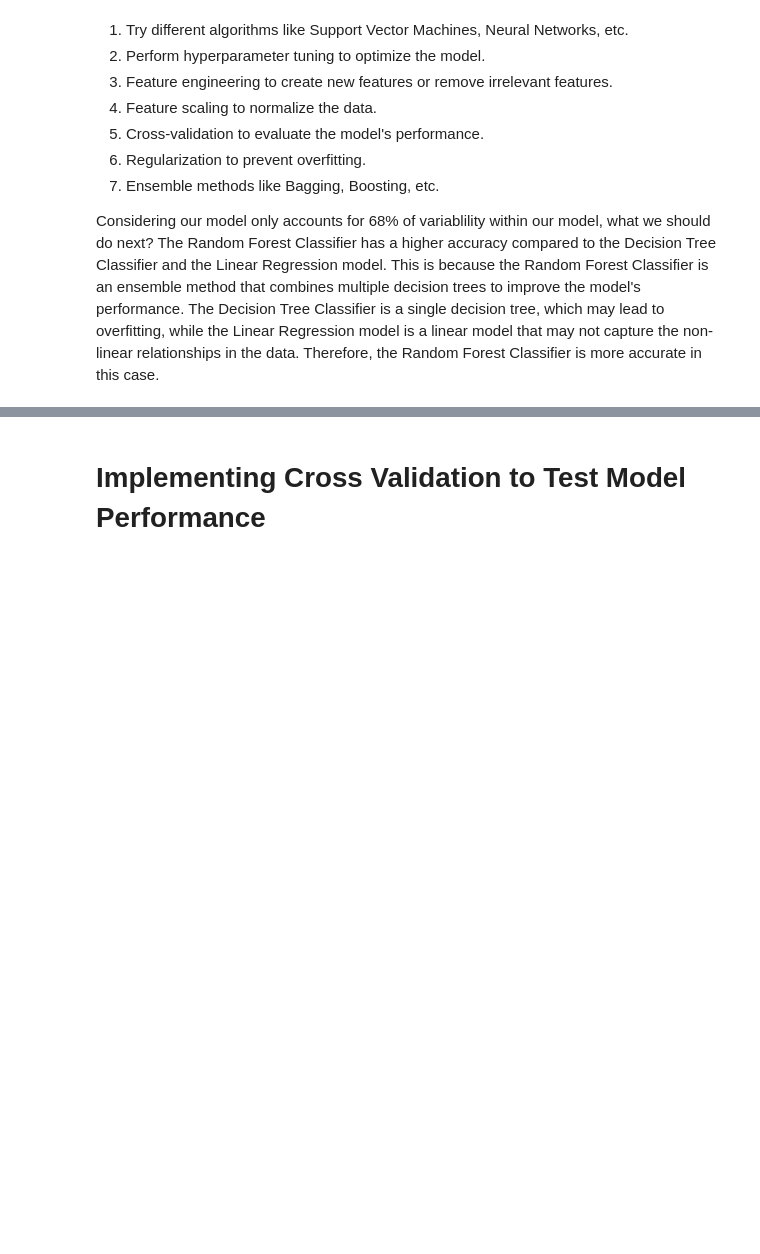
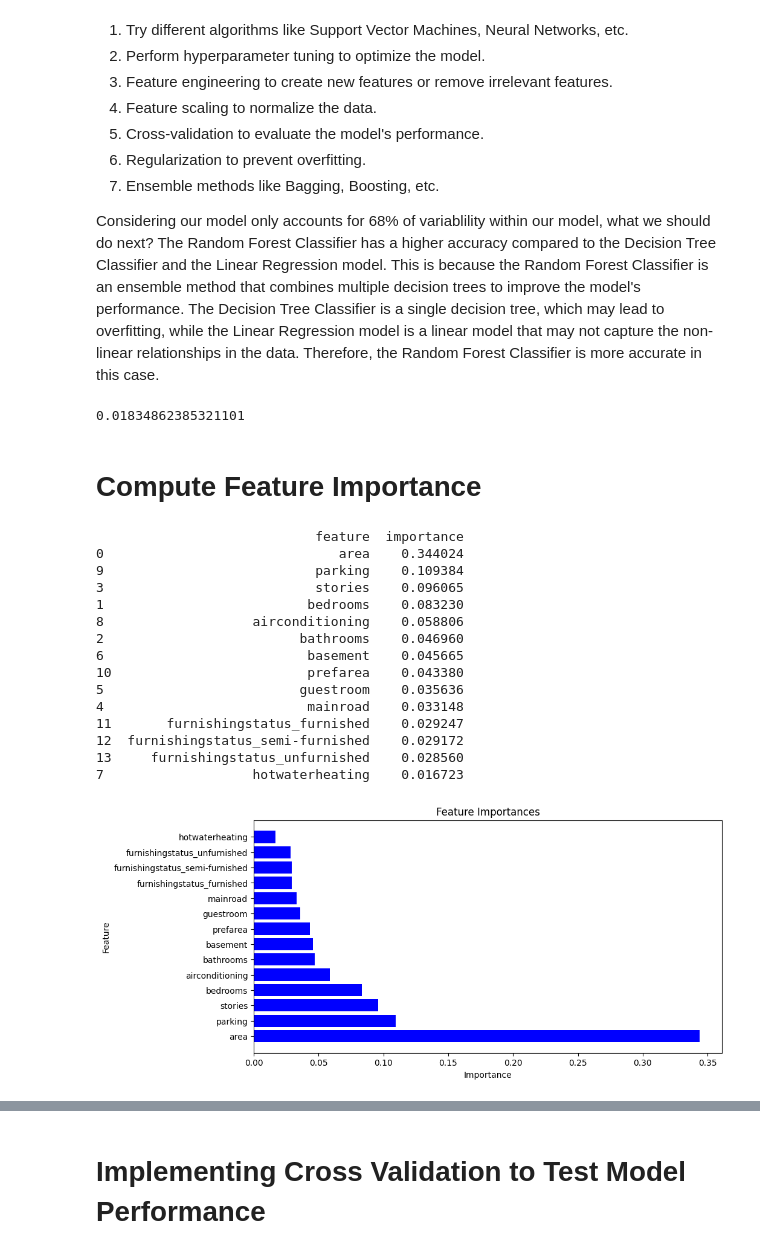
Before and after one commit to sgmalik/ML-Final-Project, a Jupyter notebook: main.ipynb, the cells around one changed output, grey strips where cells are left out. Saved outputs shown, nothing was run; the diff lists cells and outputs as text; code cells hidden in the pictures; blank space fills up the shorter version.

```diff
--- a/main.ipynb
+++ b/main.ipynb
@@ -488,3 +497,17 @@ print(optTheta)
  [-7.31855407e-12]
  [-1.69762591e-12]
  [-1.41174511e-11]]
+# %%
+# reset data
+data = pd.read_csv('housing.csv')
+data['mainroad'] = data['mainroad'].replace(['no', 'yes'], [0, 1]).astype(int)
+data['guestroom'] = data['guestroom'].replace(['no', 'yes'], [0, 1]).astype(int)
+data['basement'] = data['basement'].replace(['no', 'yes'], [0, 1]).astype(int)
+data['hotwaterheating'] = data['hotwaterheating'].replace(['no', 'yes'], [0, 1]).astype(int)
+data['airconditioning'] = data['airconditioning'].replace(['no', 'yes'], [0, 1]).astype(int)
+data['prefarea'] = data['prefarea'].replace(['no', 'yes'], [0, 1]).astype(int)
+data = pd.get_dummies(data, columns=['furnishingstatus'],drop_first=False).astype(int)
+data['furnishingstatus_furnished'] = data['furnishingstatus_furnished'].replace([True, False], [1, 0]).astype(int)
+data['furnishingstatus_semi-furnished'] = data['furnishingstatus_semi-furnished'].replace([True, False], [1, 0]).astype(int)
+data['furnishingstatus_unfurnished'] = data['furnishingstatus_unfurnished'].replace([True, False], [1, 0]).astype(int)
+print(data.head())
@@ -1091,3 +1132,54 @@ The Random Forest Classifier outperformed the Decision Tree Classifier. This is
 
 Considering our model only accounts for 68% of variablility within our model, what we should do next?
 The Random Forest Classifier has a higher accuracy compared to the Decision Tree Classifier and the Linear Regression model. This is because the Random Forest Classifier is an ensemble method that combines multiple decision trees to improve the model's performance. The Decision Tree Classifier is a single decision tree, which may lead to overfitting, while the Linear Regression model is a linear model that may not capture the non-linear relationships in the data. Therefore, the Random Forest Classifier is more accurate in this case.
+# %%
+# baseline model 50 trees
+rfc = RandomForestClassifier(random_state = 0, n_estimators=50)
+rfc.fit(X_train, y_train)
+y_pred = rfc.predict(X_test)
+accuracy = accuracy_score(y_test, y_pred)
+print(accuracy)
+# %% [output]
+0.01834862385321101
+# %% [markdown]
+# Compute Feature Importance
+# %%
+# implement feature importance within random forest classifier to refine model
+# Create a Random Forest Classifier
+rfc = RandomForestClassifier(n_estimators=50, random_state=0)
+# Train the model
+rfc.fit(X_train, y_train)
+# Get feature importances
+importances = rfc.feature_importances_
+# Create a DataFrame
+X = pd.DataFrame(X, columns=data.columns.drop('price'))
+feature_importances = pd.DataFrame({'feature': X.columns, 'importance': importances[1:]})
+# Sort the DataFrame
+feature_importances = feature_importances.sort_values(by='importance', ascending=False)
+# Display the DataFrame
+print(feature_importances)
+
+# Visualize the feature importances
+plt.figure(figsize=(10, 5))
+plt.barh(feature_importances['feature'], feature_importances['importance'], color='blue')
+plt.xlabel('Importance')
+plt.ylabel('Feature')
+plt.title('Feature Importances')
+plt.show()
+# %% [output]
+                            feature  importance
+0                              area    0.344024
+9                           parking    0.109384
+3                           stories    0.096065
+1                          bedrooms    0.083230
+8                   airconditioning    0.058806
+2                         bathrooms    0.046960
+6                          basement    0.045665
+10                         prefarea    0.043380
+5                         guestroom    0.035636
+4                          mainroad    0.033148
+11       furnishingstatus_furnished    0.029247
+12  furnishingstatus_semi-furnished    0.029172
+13     furnishingstatus_unfurnished    0.028560
+7                   hotwaterheating    0.016723
+[figure, added]
```
Also changed, not shown: parts of 30 cells of this notebook.
